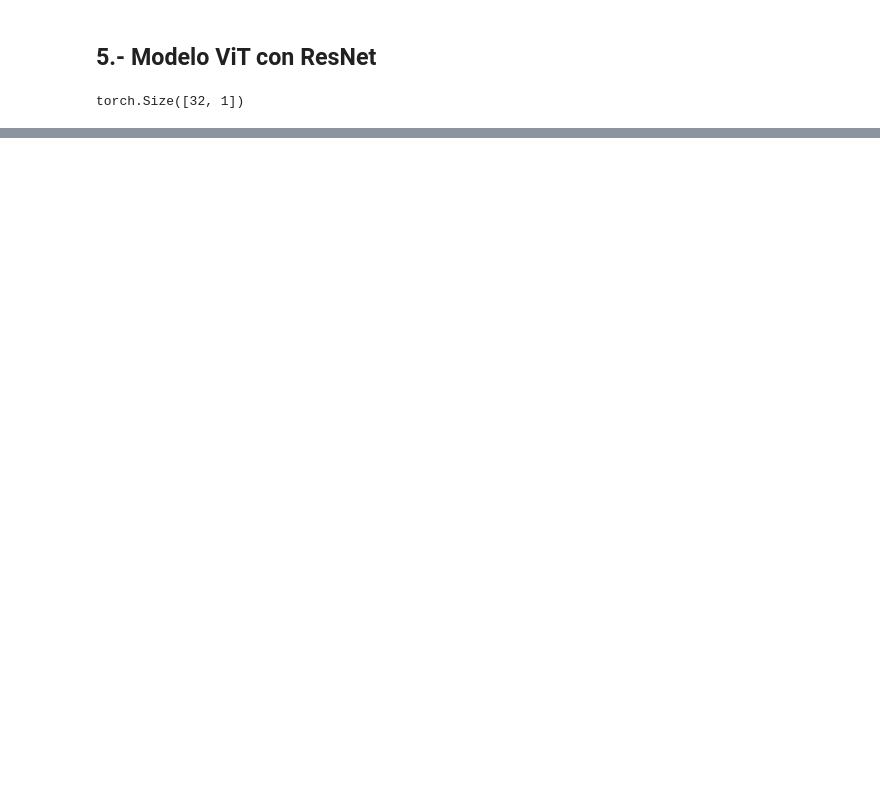
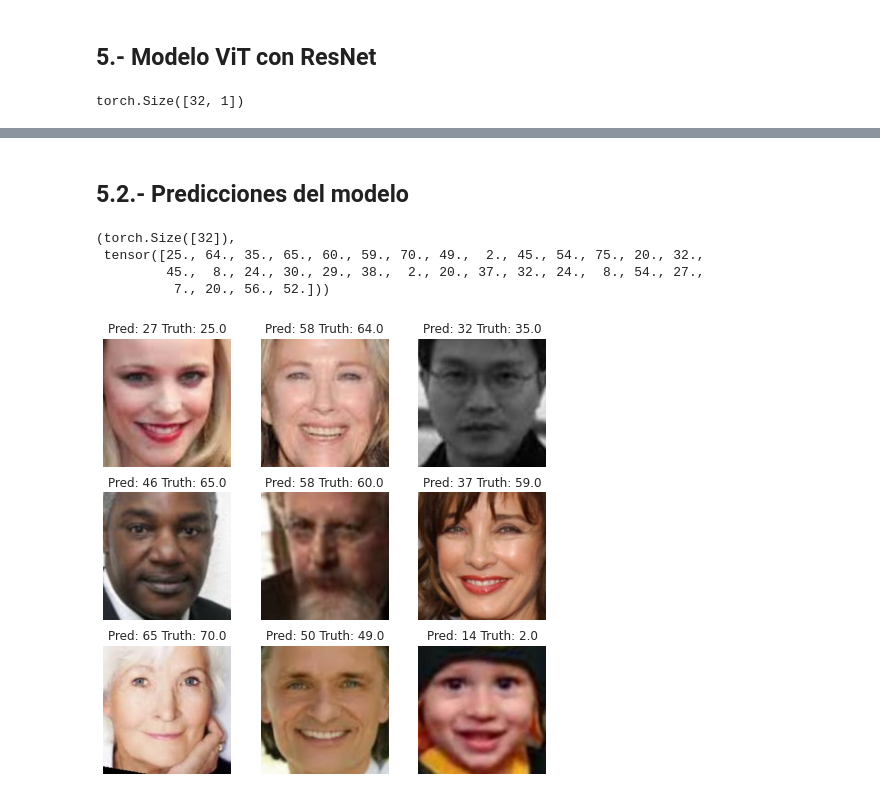
Before and after one commit to JorgeTonatiuh/redes_basadas_atencion_tarea3, a Jupyter notebook: Redes_basadas_en_atencion.ipynb, the cells around one changed output, grey strips where cells are left out. Drawn from its saved outputs; the diff is of its cells as text; code cells hidden in the pictures; blank space fills up the shorter version.

```diff
--- a/Redes_basadas_en_atencion.ipynb
+++ b/Redes_basadas_en_atencion.ipynb
@@ -976,0 +1002,32 @@ plt.show()
+# %% [markdown]
+## 5.2.- Predicciones del modelo
+# %%
+test_batch, test_labels = next(iter(val_dl))
+# %%
+device = torch.device('cpu')
+vit_M.to(device)
+vit_M.eval()
+test_batch = test_batch.to(device)
+pred = vit_M(test_batch)
+# %%
+pred = torch.round(pred).reshape(-1)
+pred.shape, test_labels
+# %% [output]
+(torch.Size([32]),
+ tensor([25., 64., 35., 65., 60., 59., 70., 49.,  2., 45., 54., 75., 20., 32.,
+         45.,  8., 24., 30., 29., 38.,  2., 20., 37., 32., 24.,  8., 54., 27.,
+          7., 20., 56., 52.]))
+# %%
+import matplotlib.pyplot as plt
+import numpy as np
+
+plt.figure(figsize=(8, 8))
+
+for i in range(9):
+    ax = plt.subplot(3, 3, i + 1)
+    plt.imshow(np.transpose(test_batch[i] * 255, [1, 2, 0]).numpy().astype("uint8"))
+    title = "Pred: {} Truth: {}".format(int(pred[i]),test_labels[i])
+    plt.title(title)
+    plt.axis("off")
+# %% [output]
+[figure, added]
```
Also changed, not shown: parts of 21 cells of this notebook.
